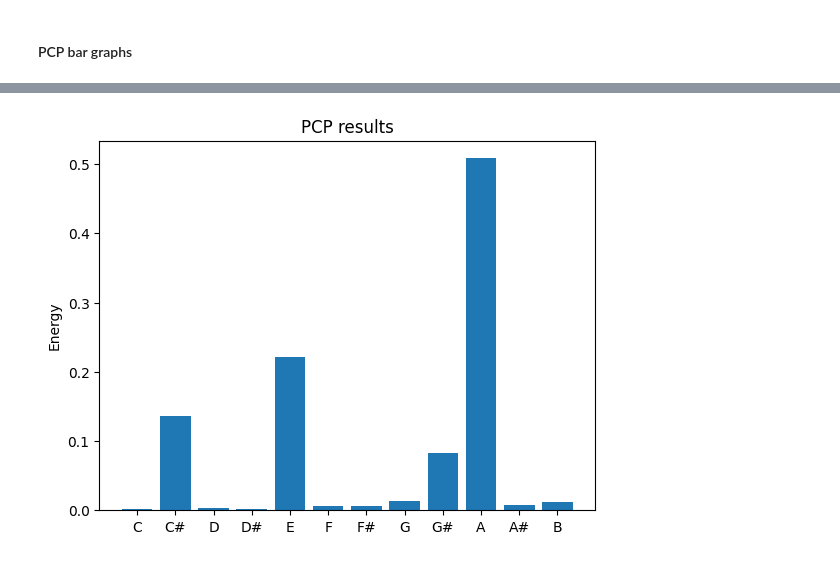
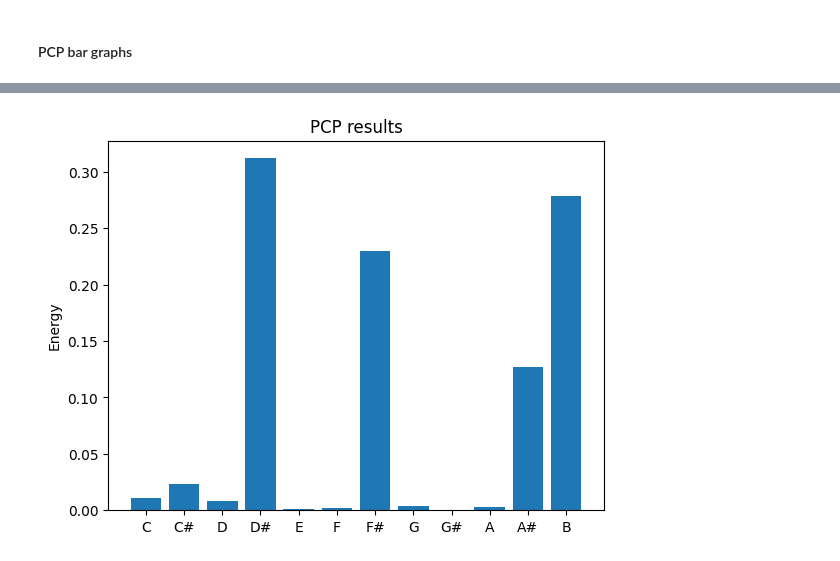
Before and after one commit to ZenSerito/ChordClassification, a Jupyter notebook: Machine_Learning/notebooks/Sequential_model.ipynb, the cells around one changed output, grey strips where cells are left out. Saved outputs shown, nothing was run; the diff lists cells and outputs as text; code cells hidden in the pictures.

```diff
--- a/Machine_Learning/notebooks/Sequential_model.ipynb
+++ b/Machine_Learning/notebooks/Sequential_model.ipynb
@@ -480,26 +595,27 @@ import matplotlib.pyplot as plt
 # %%
+#           B_12_string_guitar_part4
 pitch = [
-            0.0023146720618913187,
-            0.13541123174584477,
-            0.002753804814052944,
-            0.0016777679064559055,
-            0.22138365360133072,
-            0.005979670177444035,
-            0.006189081758443196,
-            0.013713444747058249,
-            0.08279445457778613,
-            0.5082383956629952,
-            0.007580531012396195,
-            0.01196329193430142
+            0.010674418006009873,
+            0.02318158633714728,
+            0.008455880088789803,
+            0.3119354219538206,
+            0.0013532943459740156,
+            0.0018650385394796535,
+            0.22959378055751675,
+            0.004086236836848964,
+            0.0006657929005523246,
+            0.0029690681132969587,
+            0.12659726724933995,
+            0.2786222150712236
         ]
 
 
 objects = ('C', 'C#', 'D', 'D#', 'E', 'F', 'F#', 'G', 'G#', 'A', 'A#', 'B')
 y_pos = np.arange(len(objects))
 plt.bar(y_pos, pitch, align='center', alpha=1.0)
 plt.xticks(y_pos, objects)
 plt.ylabel('Energy')
 plt.title('PCP results')
 plt.show()
 # %% [output]
-[figure, old version]
+[figure, new version]
```
Also changed, not shown: parts of 20 cells of this notebook.
